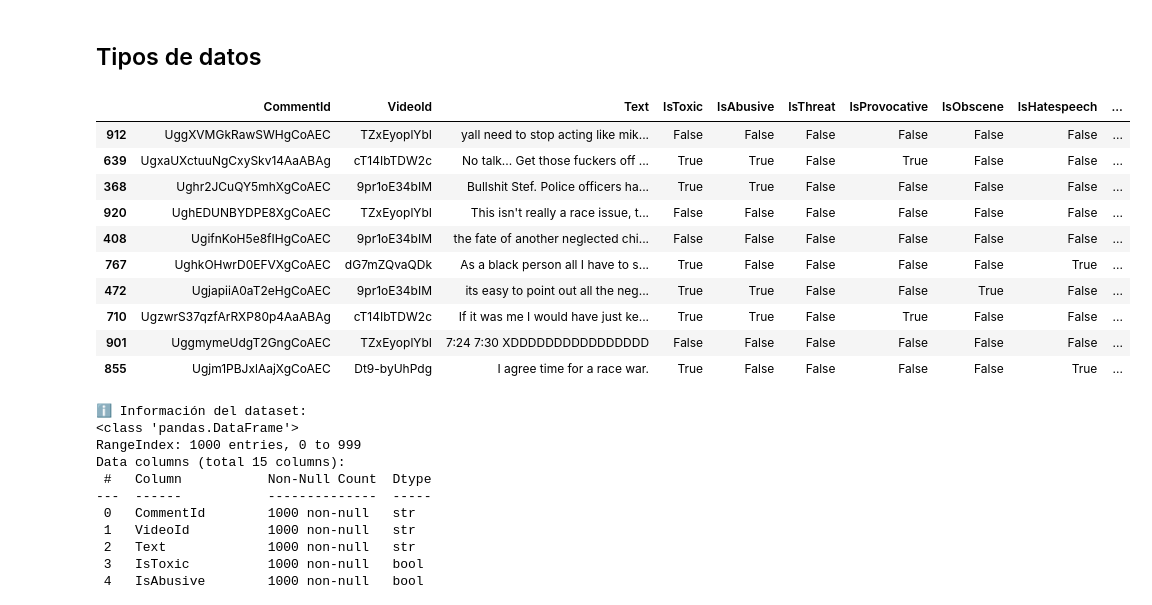
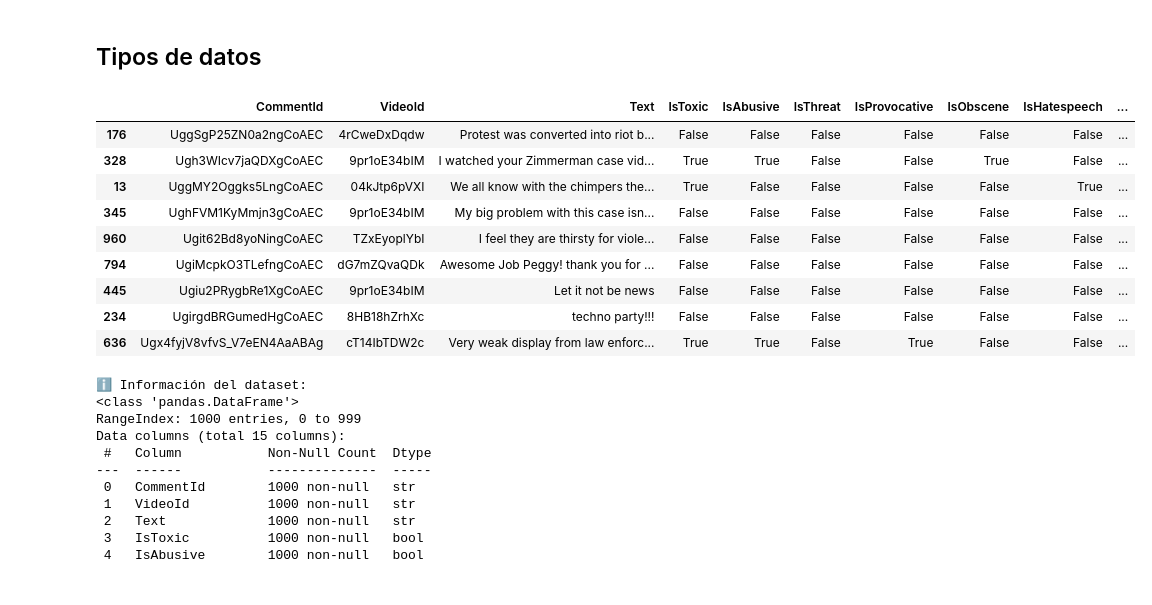
Before and after one commit to Bootcamp-IA-P6/P9_NLP_Equipo1, a Jupyter notebook: notebooks/01_eda.ipynb, the cells around one changed output. Cells and saved outputs as stored; diff of their text form; code cells hidden in the pictures.

```diff
--- a/notebooks/01_eda.ipynb
+++ b/notebooks/01_eda.ipynb
@@ -88,19 +88,18 @@ assert df.shape == (1000, 15)
 ## Tipos de datos
 # %%
 # Ver 10 filas al azar
-df.sample(10)
+df.sample(9)
 # %% [output]
 |  | CommentId | VideoId | Text | IsToxic | IsAbusive | IsThreat | IsProvocative | IsObscene | IsHatespeech | ... |
-| 912 | UggXVMGkRawSWHgCoAEC | TZxEyoplYbI | yall need to stop acting like mik... | False | False | False | False | False | False | ... |
-| 639 | UgxaUXctuuNgCxySkv14AaABAg | cT14IbTDW2c | No talk... Get those fuckers off ... | True | True | False | True | False | False | ... |
-| 368 | Ughr2JCuQY5mhXgCoAEC | 9pr1oE34bIM | Bullshit Stef. Police officers ha... | True | True | False | False | False | False | ... |
-| 920 | UghEDUNBYDPE8XgCoAEC | TZxEyoplYbI | This isn't really a race issue, t... | False | False | False | False | False | False | ... |
-| 408 | UgifnKoH5e8fIHgCoAEC | 9pr1oE34bIM | the fate of another neglected chi... | False | False | False | False | False | False | ... |
-| 767 | UghkOHwrD0EFVXgCoAEC | dG7mZQvaQDk | As a black person all I have to s... | True | False | False | False | False | True | ... |
-| 472 | UgjapiiA0aT2eHgCoAEC | 9pr1oE34bIM | its easy to point out all the neg... | True | True | False | False | True | False | ... |
-| 710 | UgzwrS37qzfArRXP80p4AaABAg | cT14IbTDW2c | If it was me I would have just ke... | True | True | False | True | False | False | ... |
-| 901 | UggmymeUdgT2GngCoAEC | TZxEyoplYbI | 7:24 7:30 XDDDDDDDDDDDDDDDD | False | False | False | False | False | False | ... |
-| 855 | Ugjm1PBJxlAajXgCoAEC | Dt9-byUhPdg | I agree time for a race war. | True | False | False | False | False | True | ... |
+| 176 | UggSgP25ZN0a2ngCoAEC | 4rCweDxDqdw | Protest was converted into riot b... | False | False | False | False | False | False | ... |
+| 328 | Ugh3WIcv7jaQDXgCoAEC | 9pr1oE34bIM | I watched your Zimmerman case vid... | True | True | False | False | True | False | ... |
+| 13 | UggMY2Oggks5LngCoAEC | 04kJtp6pVXI | We all know with the chimpers the... | True | False | False | False | False | True | ... |
+| 345 | UghFVM1KyMmjn3gCoAEC | 9pr1oE34bIM | My big problem with this case isn... | False | False | False | False | False | False | ... |
+| 960 | Ugit62Bd8yoNingCoAEC | TZxEyoplYbI | I feel they are thirsty for viole... | False | False | False | False | False | False | ... |
+| 794 | UgiMcpkO3TLefngCoAEC | dG7mZQvaQDk | Awesome Job Peggy! thank you for ... | False | False | False | False | False | False | ... |
+| 445 | Ugiu2PRygbRe1XgCoAEC | 9pr1oE34bIM | Let it not be news | False | False | False | False | False | False | ... |
+| 234 | UgirgdBRGumedHgCoAEC | 8HB18hZrhXc | techno party!!! | False | False | False | False | False | False | ... |
+| 636 | Ugx4fyjV8vfvS_V7eEN4AaABAg | cT14IbTDW2c | Very weak display from law enforc... | True | True | False | True | False | False | ... |
 # %%
 # Información general del dataset
 print('ℹ️ Información del dataset:')
```
